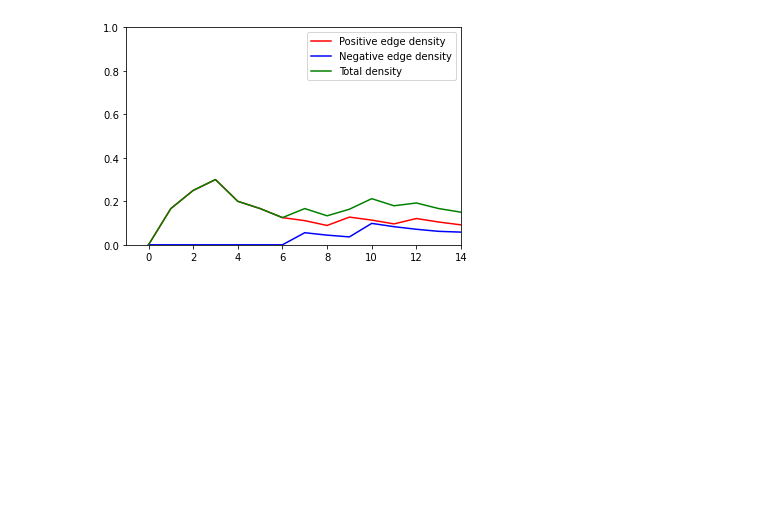
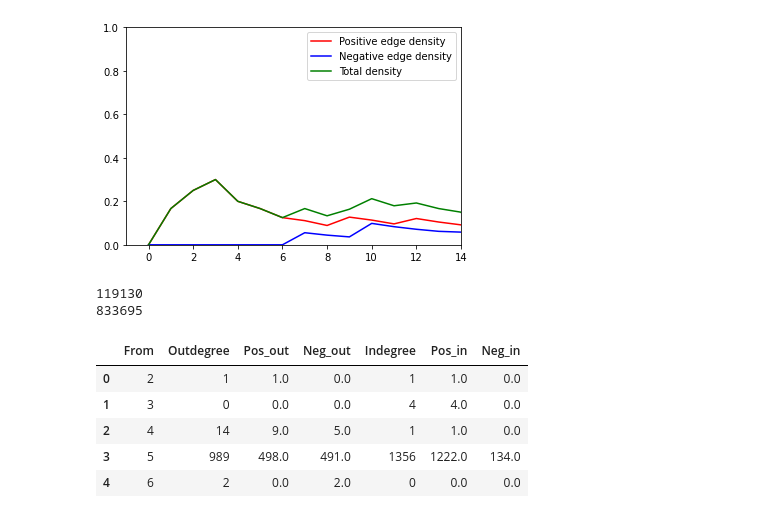
Before and after one commit to arkaprabha10/Social-Network-Analysis, a Jupyter notebook: trial epinion.ipynb, the cells around one changed output. Saved outputs shown, nothing was run; the diff lists cells and outputs as text; code cells hidden in the pictures; blank space fills up the shorter version.

```diff
--- a/trial epinion.ipynb
+++ b/trial epinion.ipynb
@@ -579,3 +579,43 @@ plt.xlim((-1,picked-2))
 plt.show()
 # %% [output]
 [figure]
+# %%
+epi_weak = nx.weakly_connected_components(graph)
+# %%
+weak_list = [c for c in sorted(epi_weak,key=len, reverse=True)]
+# %%
+weak_nodes = weak_list[0]
+# %%
+weak_graph = graph.subgraph(weak_nodes)
+# %%
+# Number of nodes
+print(weak_graph.number_of_nodes())
+
+# Number of edges
+print(weak_graph.number_of_edges())
+
+# Positive and negative edges
+
+Stats = pd.DataFrame(weak_graph.out_degree(),columns=['From','Outdegree']).sort_values('From')
+Stats_2 =  pd.DataFrame(weak_graph.in_degree(),columns=['To','Indegree']).sort_values('To')
+b= epi_csv.groupby('From',as_index=False)[['Weight']].sum().sort_values('From')
+c= epi_csv.groupby('To',as_index=False)[['Weight']].sum().sort_values('To')
+Stats = Stats.merge(b,on='From',how='left')
+Stats_2 = Stats_2.merge(c,on='To',how='left')
+Stats['Pos_out'] = (  Stats['Outdegree'] + Stats['Weight']  )/2
+Stats['Neg_out'] = (  Stats['Outdegree'] - Stats['Weight']  )/2
+Stats_2['Pos_in']= (Stats_2['Indegree']  + Stats_2['Weight'])/2
+Stats_2['Neg_in']= (Stats_2['Indegree']  - Stats_2['Weight'])/2
+Stats = pd.merge(Stats,Stats_2,left_on='From', right_on='To').drop('To', axis=1)
+Stats = Stats.drop(['Weight_x','Weight_y'],axis=1)
+Stats.fillna(0,inplace=True)
+Stats.head()
+# %% [output]
+119130
+833695
+|  | From | Outdegree | Pos_out | Neg_out | Indegree | Pos_in | Neg_in |
+| 0 | 2 | 1 | 1.0 | 0.0 | 1 | 1.0 | 0.0 |
+| 1 | 3 | 0 | 0.0 | 0.0 | 4 | 4.0 | 0.0 |
+| 2 | 4 | 14 | 9.0 | 5.0 | 1 | 1.0 | 0.0 |
+| 3 | 5 | 989 | 498.0 | 491.0 | 1356 | 1222.0 | 134.0 |
+| 4 | 6 | 2 | 0.0 | 2.0 | 0 | 0.0 | 0.0 |
```
Also changed, not shown: parts of 3 cells of this notebook, 1 other file.
